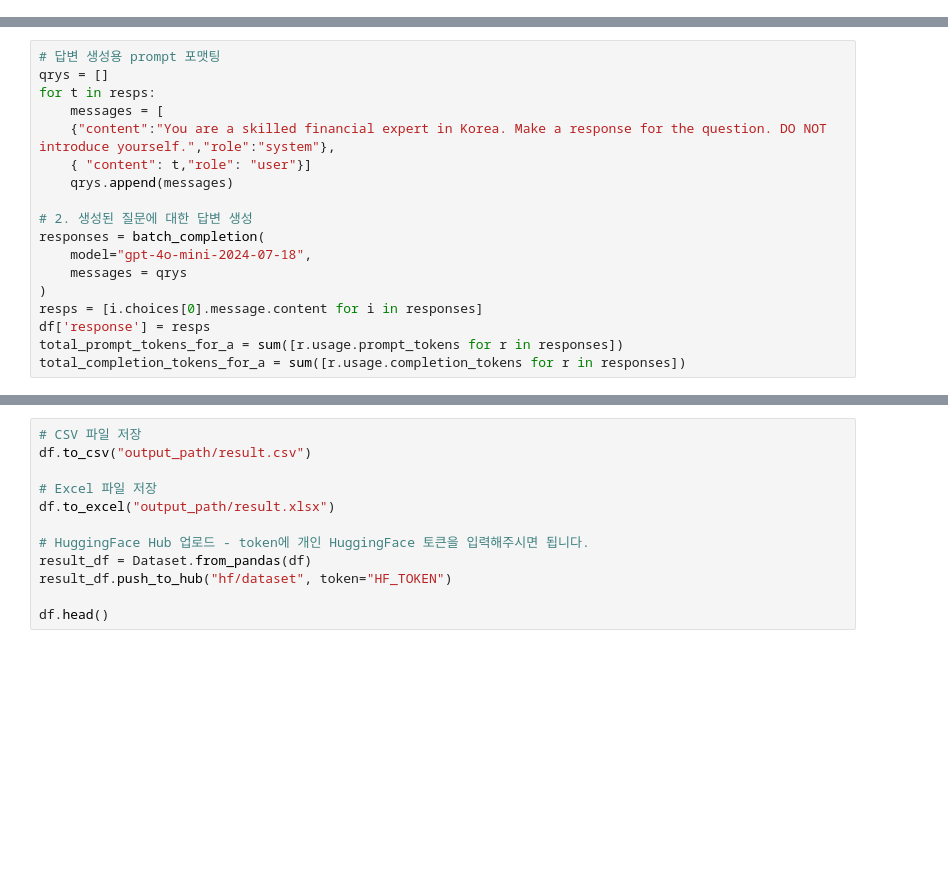
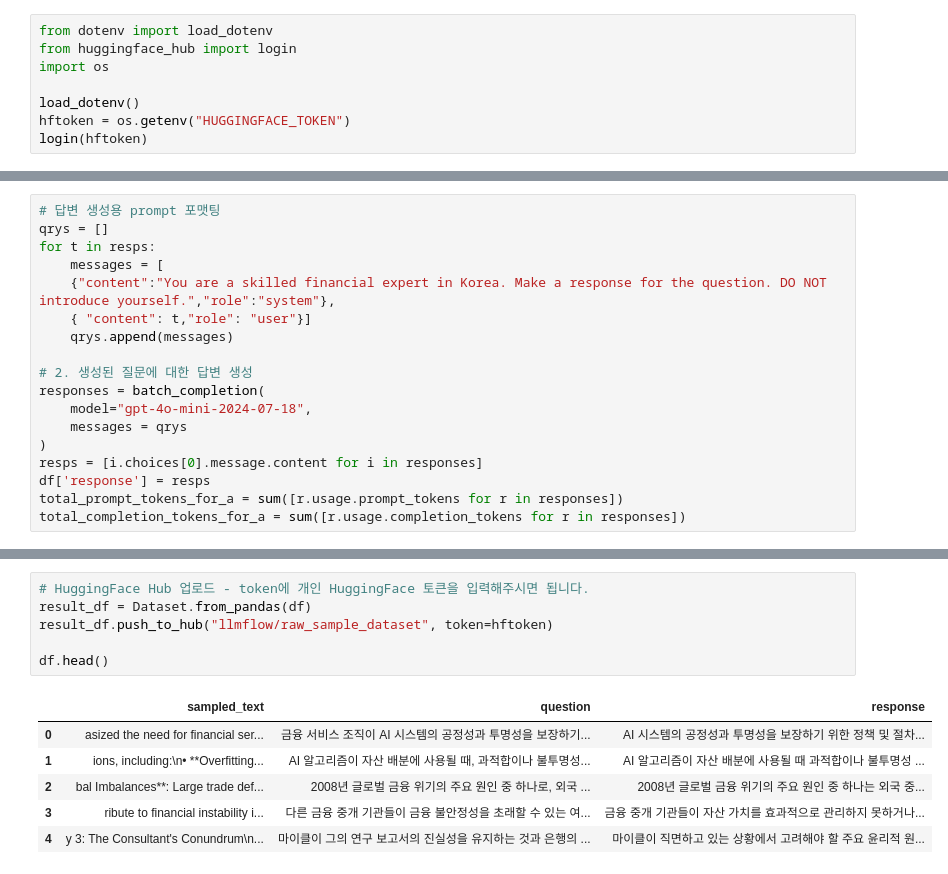
Before and after one commit to LDC-ai/KRX_LLM, a Jupyter notebook: raw_text_tutorial.ipynb, the cells around one changed output, grey strips where cells are left out. Saved outputs shown, nothing was run; the diff lists cells and outputs as text; blank space fills up the shorter version.

```diff
--- a/raw_text_tutorial.ipynb
+++ b/raw_text_tutorial.ipynb
@@ -1,3 +1,11 @@
+# %%
+from dotenv import load_dotenv
+from huggingface_hub import login
+import os
+
+load_dotenv()
+hftoken = os.getenv("HUGGINGFACE_TOKEN")
+login(hftoken)
 # %%
 import pandas as pd
 from datasets import load_dataset, Dataset
@@ -69,12 +105,13 @@ print('completion token costs: $', round((total_completion_tokens_for_q + total_
 # %%
-# CSV 파일 저장
-df.to_csv("output_path/result.csv")
-
-# Excel 파일 저장
-df.to_excel("output_path/result.xlsx")
-
 # HuggingFace Hub 업로드 - token에 개인 HuggingFace 토큰을 입력해주시면 됩니다.
 result_df = Dataset.from_pandas(df)
-result_df.push_to_hub("hf/dataset", token="HF_TOKEN")
+result_df.push_to_hub("llmflow/raw_sample_dataset", token=hftoken)
 
 df.head()
+# %% [output]
+|  | sampled_text | question | response |
+| 0 | asized the need for financial ser... | 금융 서비스 조직이 AI 시스템의 공정성과 투명성을 보장하기... | AI 시스템의 공정성과 투명성을 보장하기 위한 정책 및 절차... |
+| 1 | ions, including:\n• **Overfitting... | AI 알고리즘이 자산 배분에 사용될 때, 과적합이나 불투명성... | AI 알고리즘이 자산 배분에 사용될 때 과적합이나 불투명성 ... |
+| 2 | bal Imbalances**: Large trade def... | 2008년 글로벌 금융 위기의 주요 원인 중 하나로, 외국 ... | 2008년 글로벌 금융 위기의 주요 원인 중 하나는 외국 중... |
+| 3 | ribute to financial instability i... | 다른 금융 중개 기관들이 금융 불안정성을 초래할 수 있는 여... | 금융 중개 기관들이 자산 가치를 효과적으로 관리하지 못하거나... |
+| 4 | y 3: The Consultant's Conundrum\n... | 마이클이 그의 연구 보고서의 진실성을 유지하는 것과 은행의 ... | 마이클이 직면하고 있는 상황에서 고려해야 할 주요 윤리적 원... |
```
Also changed, not shown: parts of 3 cells of this notebook, 3 other files.
